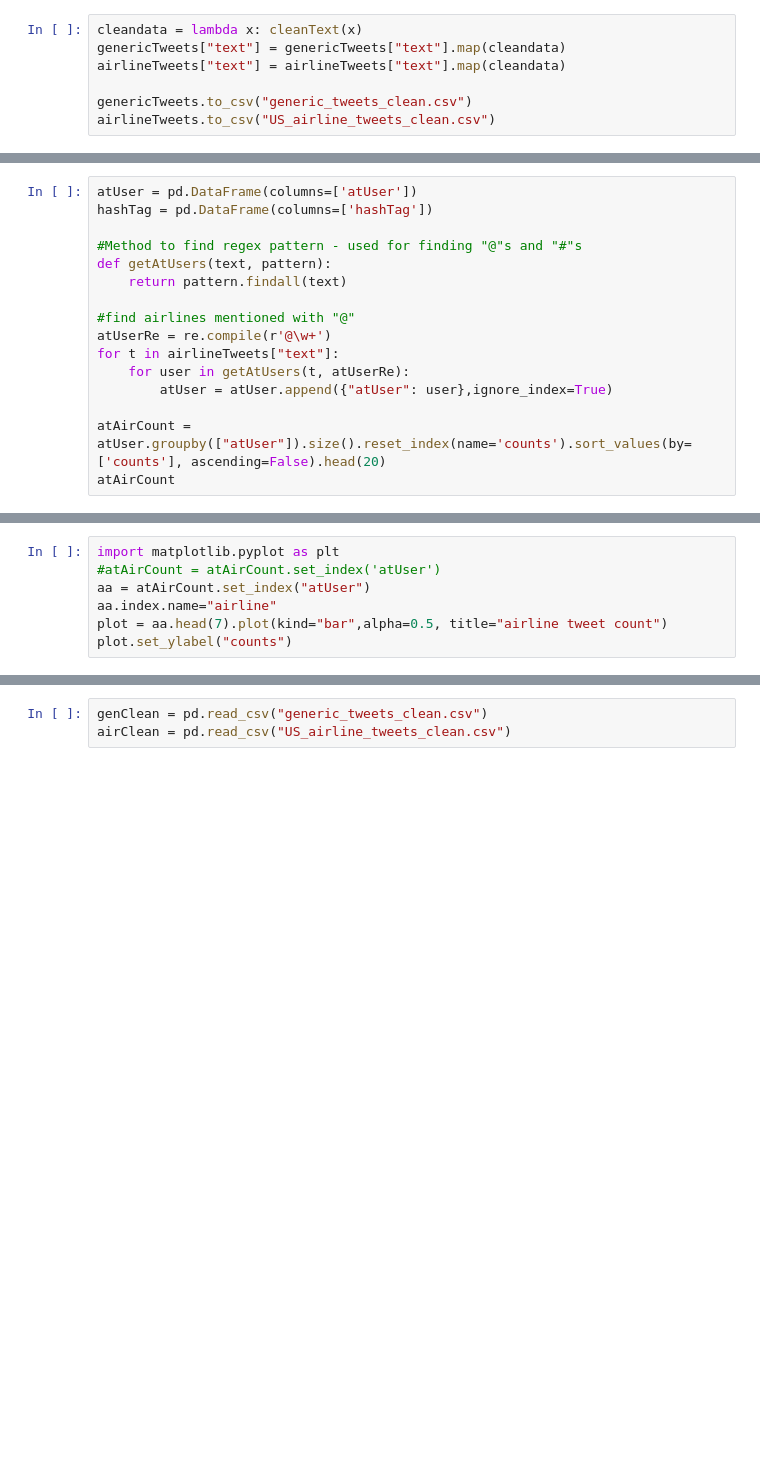
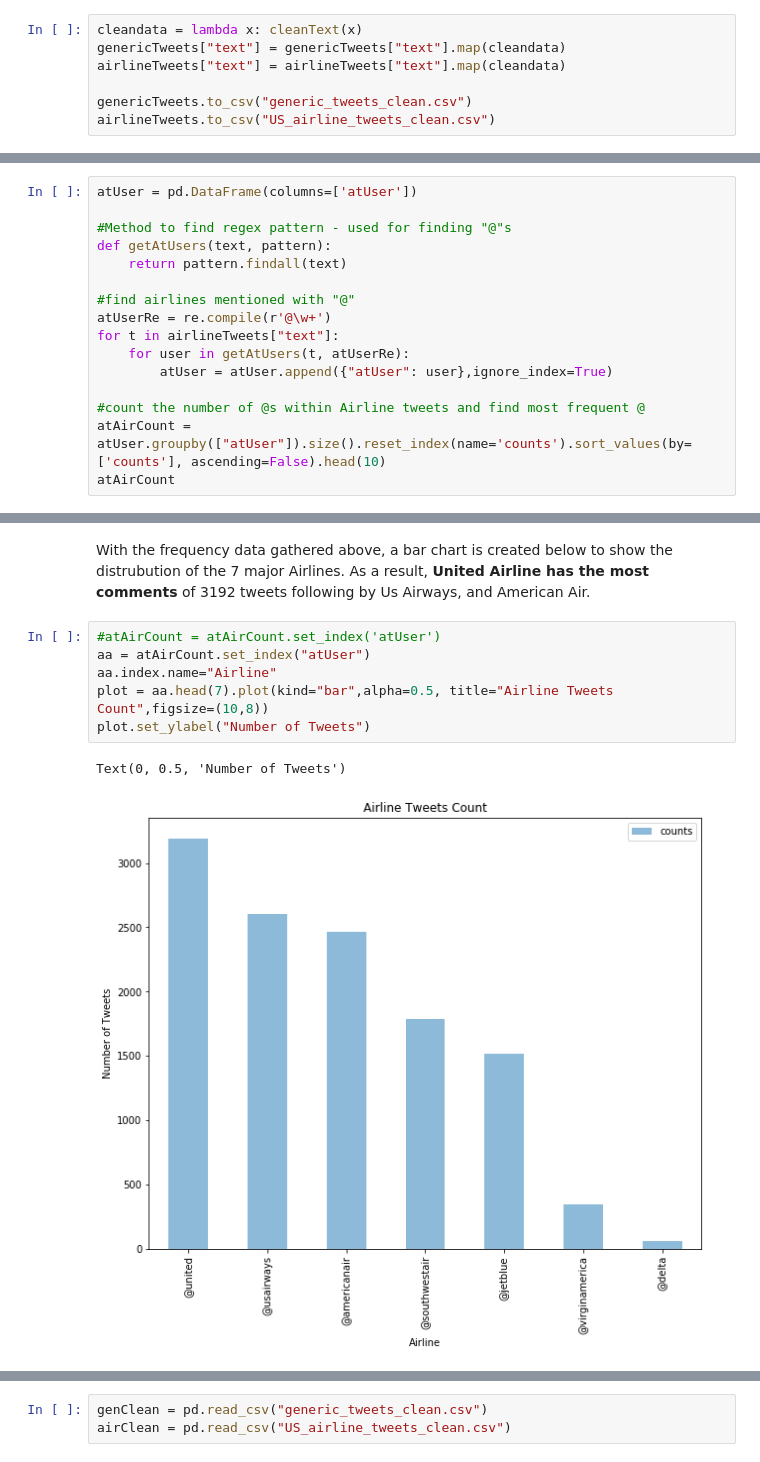
Before and after one commit to qyguan/airline, a Jupyter notebook: Guan_998373175_assignment1.ipynb, the cells around one changed output, grey strips where cells are left out. Cells and saved outputs as stored; diff of their text form; blank space fills up the shorter version.

```diff
--- a/Guan_998373175_assignment1.ipynb
+++ b/Guan_998373175_assignment1.ipynb
@@ -74,8 +111,7 @@ airlineTweets.to_csv("US_airline_tweets_clean.csv")
 # %%
 atUser = pd.DataFrame(columns=['atUser'])
-hashTag = pd.DataFrame(columns=['hashTag'])
 
-#Method to find regex pattern - used for finding "@"s and "#"s
+#Method to find regex pattern - used for finding "@"s
 def getAtUsers(text, pattern):
     return pattern.findall(text)
 
@@ -85,5 +121,6 @@ for t in airlineTweets["text"]:
     for user in getAtUsers(t, atUserRe):
         atUser = atUser.append({"atUser": user},ignore_index=True)
 
-atAirCount = atUser.groupby(["atUser"]).size().reset_index(name='counts').sort_values(by=['counts'], ascending=False).head(20)
+#count the number of @s within Airline tweets and find most frequent @
+atAirCount = atUser.groupby(["atUser"]).size().reset_index(name='counts').sort_values(by=['counts'], ascending=False).head(10)
 atAirCount
@@ -90,7 +139,12 @@ atAirCount
+# %% [markdown]
+
+With the frequency data gathered above, a bar chart is created below to show the distrubution of the 7 major Airlines. As a result, **United Airline has the most comments** of 3192 tweets following by Us Airways, and American Air.
 # %%
-import matplotlib.pyplot as plt
 #atAirCount = atAirCount.set_index('atUser')
 aa = atAirCount.set_index("atUser")
-aa.index.name="airline"
-plot = aa.head(7).plot(kind="bar",alpha=0.5, title="airline tweet count")
-plot.set_ylabel("counts")
+aa.index.name="Airline"
+plot = aa.head(7).plot(kind="bar",alpha=0.5, title="Airline Tweets Count",figsize=(10,8))
+plot.set_ylabel("Number of Tweets")
+# %% [output]
+Text(0, 0.5, 'Number of Tweets')
+[figure, added]
```
Also changed, not shown: parts of 32 cells of this notebook.
